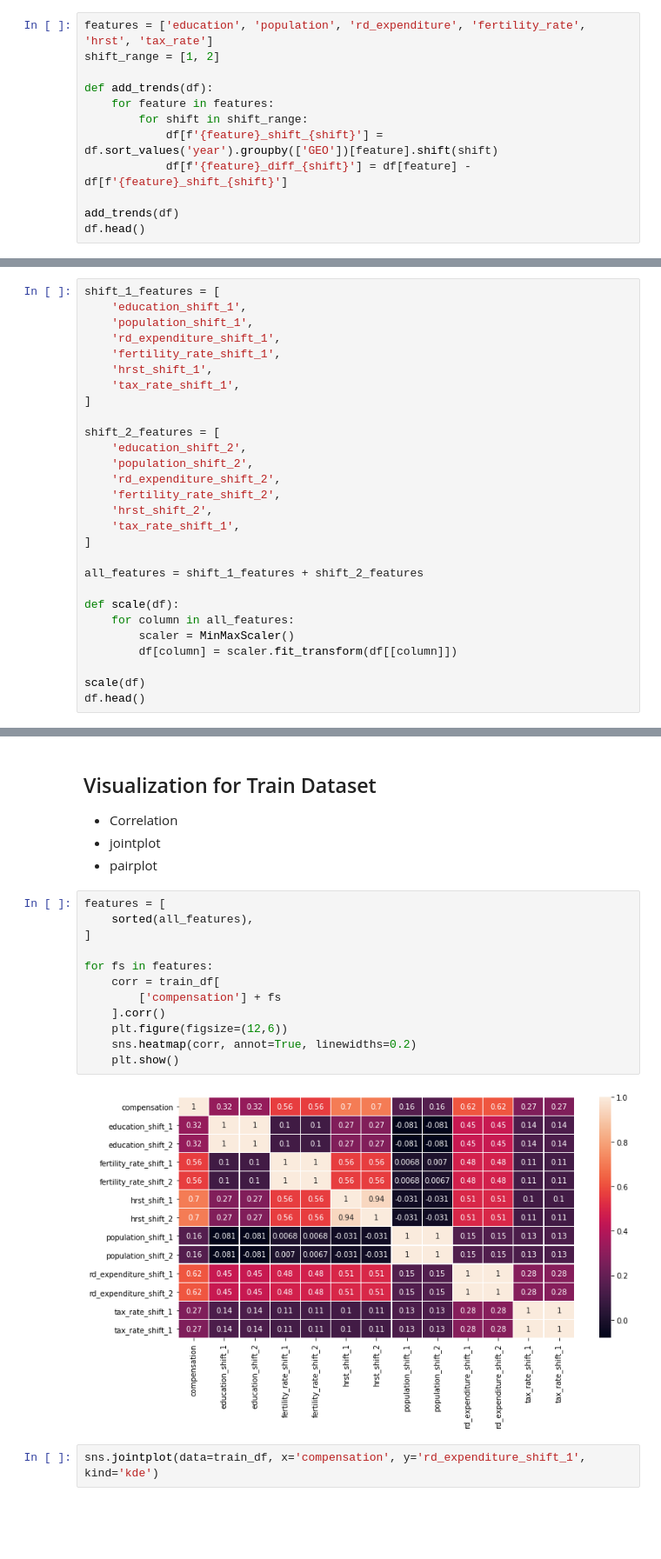
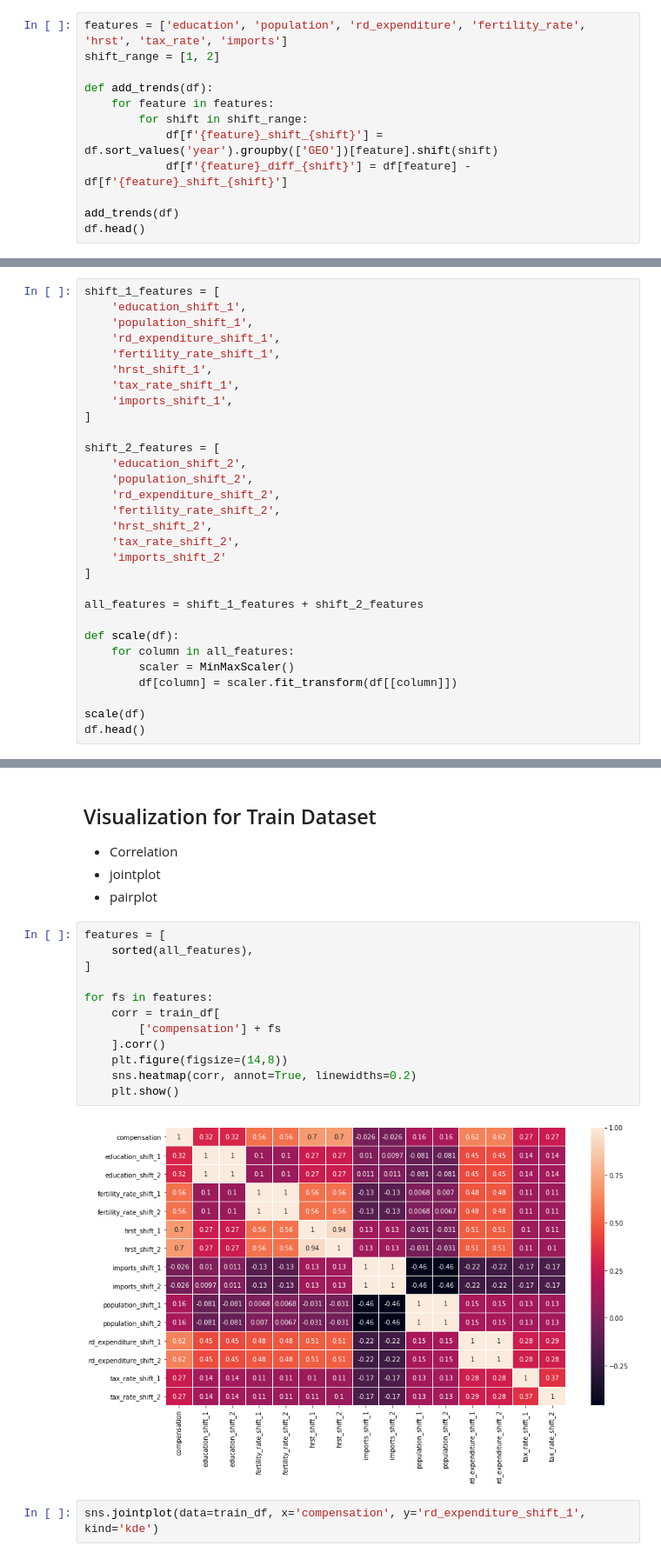
Before and after one commit to ADS-Group-15/eu-productivity-modeling, a Jupyter notebook: notebooks/models.ipynb, the cells around one changed output, grey strips where cells are left out. Shown: that part at 87% size. Saved outputs shown, nothing was run; the diff lists cells and outputs as text; blank space fills up the shorter version.

Commit message:
Add a new feature: imports

```diff
--- a/notebooks/models.ipynb
+++ b/notebooks/models.ipynb
@@ -43,7 +43,7 @@ There are several ways to capture trends.
 - Take the mean of n years
 - ...
 # %%
-features = ['education', 'population', 'rd_expenditure', 'fertility_rate', 'hrst', 'tax_rate']
+features = ['education', 'population', 'rd_expenditure', 'fertility_rate', 'hrst', 'tax_rate', 'imports']
 shift_range = [1, 2]
 
 def add_trends(df):
@@ -104,6 +104,7 @@ shift_1_features = [
     'fertility_rate_shift_1',
     'hrst_shift_1',
     'tax_rate_shift_1',
+    'imports_shift_1',
 ]
 
 shift_2_features = [
@@ -112,7 +113,8 @@ shift_2_features = [
     'rd_expenditure_shift_2',
     'fertility_rate_shift_2',
     'hrst_shift_2',
-    'tax_rate_shift_1',
+    'tax_rate_shift_2',
+    'imports_shift_2'
 ]
 
 all_features = shift_1_features + shift_2_features
@@ -169,17 +171,17 @@ train shape: (7020, 60), test shape: (3510, 60)
 # %%
 features = [
     sorted(all_features),
 ]
 
 for fs in features:
     corr = train_df[
         ['compensation'] + fs
     ].corr()
-    plt.figure(figsize=(12,6))
+    plt.figure(figsize=(14,8))
     sns.heatmap(corr, annot=True, linewidths=0.2)
     plt.show()
 # %% [output]
-[figure, old version]
+[figure, new version]
 # %%
 sns.jointplot(data=train_df, x='compensation', y='rd_expenditure_shift_1', kind='kde')
 # %% [output]
```
Also changed, not shown: parts of 15 cells of this notebook, 5 other files.
